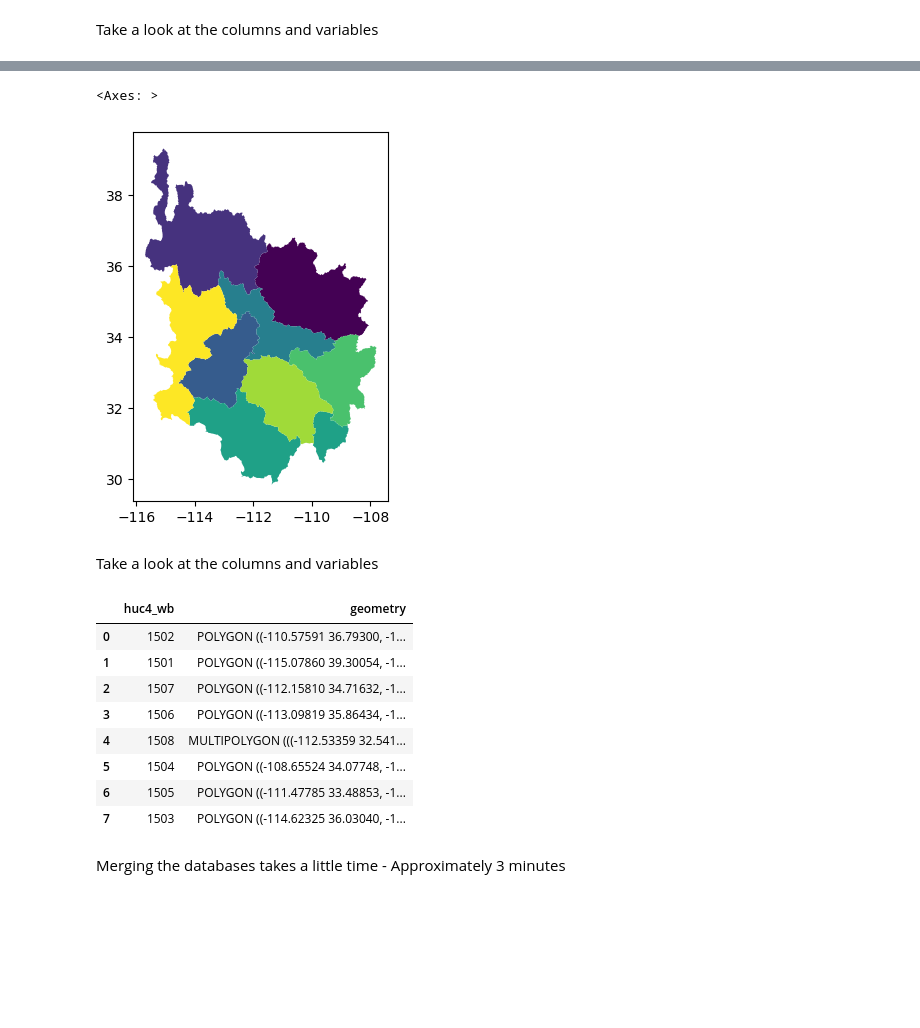
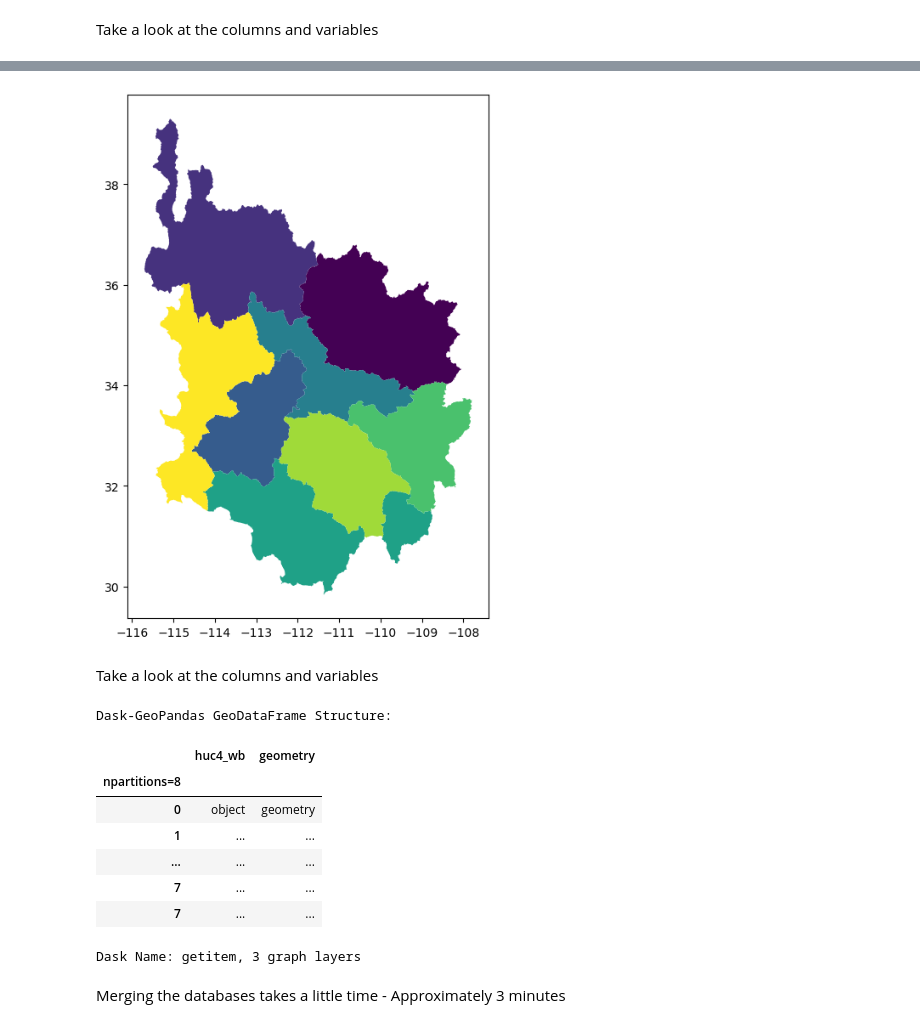
Before and after one commit to dtadych/Shallow_Groundwater_AZ, a Jupyter notebook: Code/FigureCreation/1_DTW_Count_Analysis.ipynb, the cells around one changed output, grey strips where cells are left out. Drawn from its saved outputs; the diff is of its cells as text; code cells hidden in the pictures; blank space fills up the shorter version.

Commit message:
Trying to optimize the workflow to use less ram with dask

```diff
--- a/Code/FigureCreation/1_DTW_Count_Analysis.ipynb
+++ b/Code/FigureCreation/1_DTW_Count_Analysis.ipynb
@@ -195,31 +190,36 @@ shapefile
 # %%
 # Read in the watershed boundary shapefile
-
-# filename_shapeile = 'georeg_reproject_fixed.shp'
 filename_shapeile = 'WBDHU'+huc_num+'.shp'
 filepath = os.path.join(shapepath+"/WBD_15_HU2_Shape/Shape/", filename_shapeile) #This is the path for my laptop
+
+# For using geopandas:
 # filepath = os.path.join(shapepath+"/NHD_H_Arizona_State_Shape/Shape/",filename_shapeile)
-shapefile_wbd = gp.read_file(filepath)
+# shapefile_wbd = gp.read_file(filepath)
+# shapefile_wbd.plot(cmap='viridis')
+
+# For using dask:
+shapefile_wbd = dgp.read_file(filepath, npartitions=10)
 shapefile_wbd = shapefile_wbd.rename(columns = {'huc'+huc_num:'huc'+huc_num+'_wb',})
-shapefile_wbd.plot(cmap='viridis')
+shapefile_wbd.compute().plot(figsize=(10, 8)
+                             , legend=True, cmap='viridis')
+plt.show()
 # %% [output]
-<Axes: >
-[figure, old version]
+[figure, new version]
 # %% [markdown]
 Take a look at the columns and variables
 # %%
 shapefile_wbd = shapefile_wbd[['huc'+huc_num+'_wb','geometry']]
 shapefile_wbd
 # %% [output]
+Dask-GeoPandas GeoDataFrame Structure:
 |  | huc4_wb | geometry |
-| 0 | 1502 | POLYGON ((-110.57591 36.79300, -1... |
-| 1 | 1501 | POLYGON ((-115.07860 39.30054, -1... |
-| 2 | 1507 | POLYGON ((-112.15810 34.71632, -1... |
-| 3 | 1506 | POLYGON ((-113.09819 35.86434, -1... |
-| 4 | 1508 | MULTIPOLYGON (((-112.53359 32.541... |
-| 5 | 1504 | POLYGON ((-108.65524 34.07748, -1... |
-| 6 | 1505 | POLYGON ((-111.47785 33.48853, -1... |
-| 7 | 1503 | POLYGON ((-114.62325 36.03040, -1... |
+| npartitions=8 |  |  |
+| 0 | object | geometry |
+| 1 | ... | ... |
+| ... | ... | ... |
+| 7 | ... | ... |
+| 7 | ... | ... |
+Dask Name: getitem, 3 graph layers
 # %%
 # Define some things about your file
 
```
Also changed, not shown: parts of 17 cells of this notebook, 2 other files.
